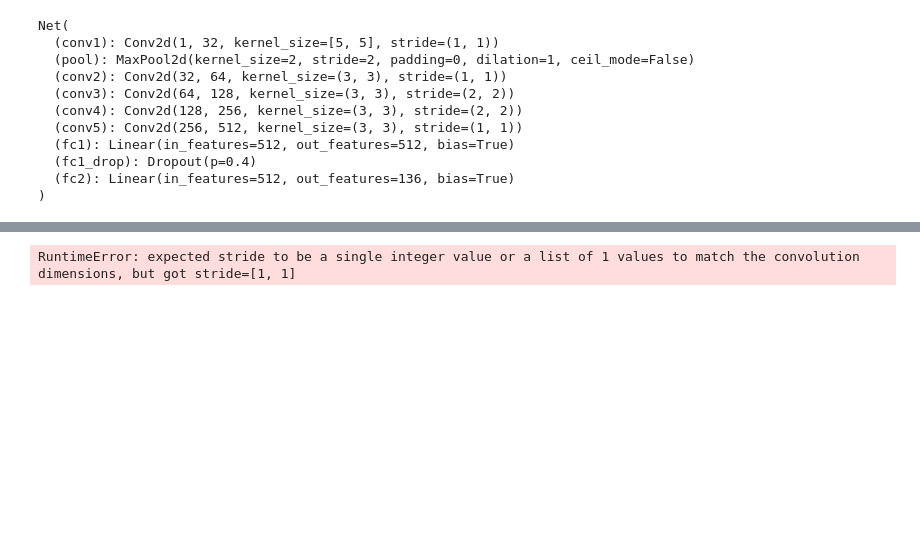
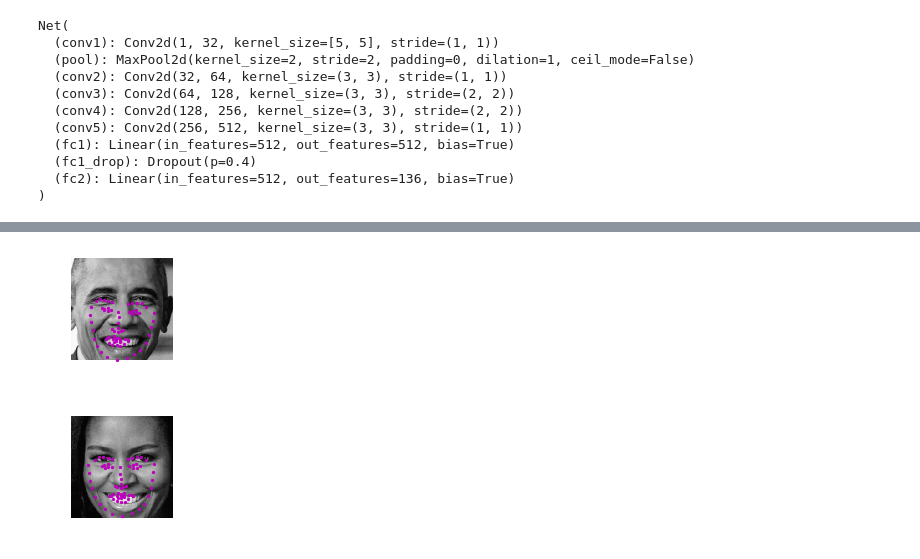
Before and after one commit to mrugankray/facial-keypoints-1, a Jupyter notebook: 3. Facial Keypoint Detection, Complete Pipeline.ipynb, the cells around one changed output, grey strips where cells are left out. Drawn from its saved outputs; the diff is of its cells as text; code cells hidden in the pictures; blank space fills up the shorter version.

```diff
--- a/3. Facial Keypoint Detection, Complete Pipeline.ipynb
+++ b/3. Facial Keypoint Detection, Complete Pipeline.ipynb
@@ -119,40 +118,69 @@ You may find it useful to consult to transformation code in `data_load.py` to he
 After each face has been appropriately converted into an input Tensor for your network to see as input, you'll wrap that Tensor in a Variable() and can apply your `net` to each face. The ouput should be the predicted the facial keypoints. These keypoints will need to be "un-normalized" for display, and you may find it helpful to write a helper function like `show_keypoints`. You should end up with an image like the following with facial keypoints that closely match the facial features on each individual face:
 
 <img src='images/michelle_detected.png' width=30% height=30%/>
+# %%
+def visualize_output(faces, test_outputs):
+    batch_size = len(faces)
+    for i, face in enumerate(faces):
+        plt.figure(figsize=(4, 4))
+        ax = plt.subplot(1, batch_size, i+1)
+
+        # un-transform the predicted key_pts data
+        predicted_key_pts = test_outputs[i].data
+        predicted_key_pts = predicted_key_pts.numpy()
+        # undo normalization of keypoints
+        predicted_key_pts = predicted_key_pts*50.0+100
+
+        plt.imshow(face, cmap='gray')
+        plt.scatter(predicted_key_pts[:, 0], predicted_key_pts[:, 1], s=20, marker='.', c='m')
+
+        plt.axis('off')
+
+    plt.show()
 # %%
 from torch.autograd import Variable
 
 image_copy = np.copy(image)
+images, keypoints = [], []
 
 # loop over the detected faces from your haar cascade
 for (x,y,w,h) in faces:
 
     # Select the region of interest that is the face in the image
     roi = image_copy[y:y+h, x:x+w]
 
     ## TODO: Convert the face region from RGB to grayscale
     roi = cv2.cvtColor(roi, cv2.COLOR_RGB2GRAY)
 
     ## TODO: Normalize the grayscale image so that its color range falls in [0,1] instead of [0,255]
-    roi = roi / 255.
+    roi = (roi / 255.).astype(np.float32)
 
     ## TODO: Rescale the detected face to be the expected square size for your CNN (224x224, suggested)
-    roi = cv2.resize(roi, (244, 244))
+    roi = cv2.resize(roi, (224, 224))
+    images.append(roi)
 
     ## TODO: Reshape the numpy image shape (H x W x C) into a torch image shape (C x H x W)
+    if len(roi.shape) == 2:
+        roi = np.expand_dims(roi, axis=0)
+    else:
+        roi = np.rollaxis(roi, 2, 0)
+
+    # Make it a batch of length 1
+    # If you don't, this happens:
+    # - https://discuss.pytorch.org/t/expected-stride-to-be-a-single-integer-value-or-a-list-of-1-values-to-match-the-convolution-dimensions-but-got-stride-1-1/17140
+    # - https://stackoverflow.com/questions/50073358/pytorch-cnn-stride-error
     roi = np.expand_dims(roi, axis=0)
 
     ## TODO: Make facial keypoint predictions using your loaded, trained network
     ## wrap each face region in a Variable and perform a forward pass to get the predicted facial keypoints
-    roi = gpu(torch.from_numpy(roi))
-    var = Variable(roi).type(torch.FloatTensor)
-    var = gpu(roi)
+    roi = gpu(torch.from_numpy(roi).type(torch.FloatTensor))
+    results = net.forward(roi)
 
-    # BUG: https://discuss.pytorch.org/t/expected-stride-to-be-a-single-integer-value-or-a-list-of-1-values-to-match-the-convolution-dimensions-but-got-stride-1-1/17140
-    # BUG: https://stackoverflow.com/questions/50073358/pytorch-cnn-stride-error
-    results = net(roi)
-    print(results)
+    results = results.view(results.size()[0], 68, -1).cpu()
+    keypoints.append(results[0])
 
-    ## TODO: Display each detected face and the corresponding keypoints
+## TODO: Display each detected face and the corresponding keypoints
+visualize_output(images, keypoints)
 # %% [output]
-RuntimeError: expected stride to be a single integer value or a list of 1 values to match the convolution dimensions, but got stride=[1, 1]
+[figure, added]
+[figure, added]
```
Also changed, not shown: parts of 1 cell of this notebook, 3 other files.
